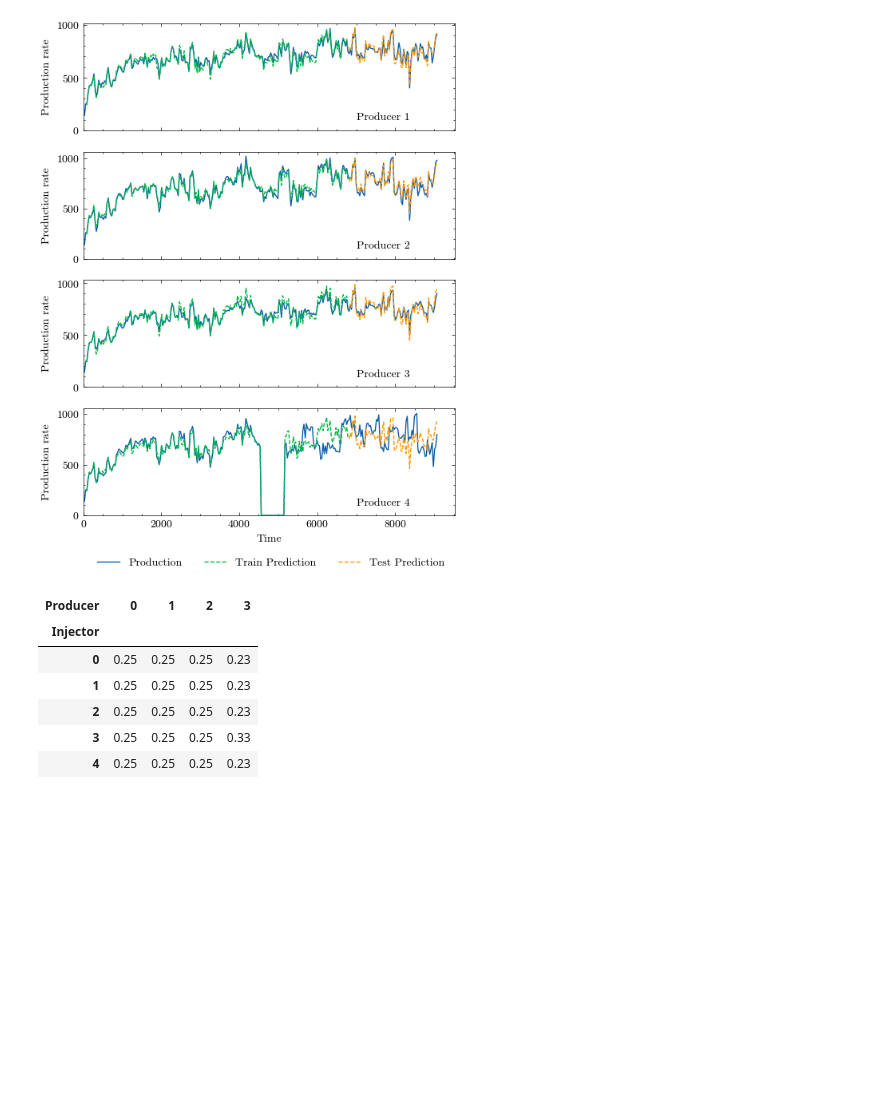
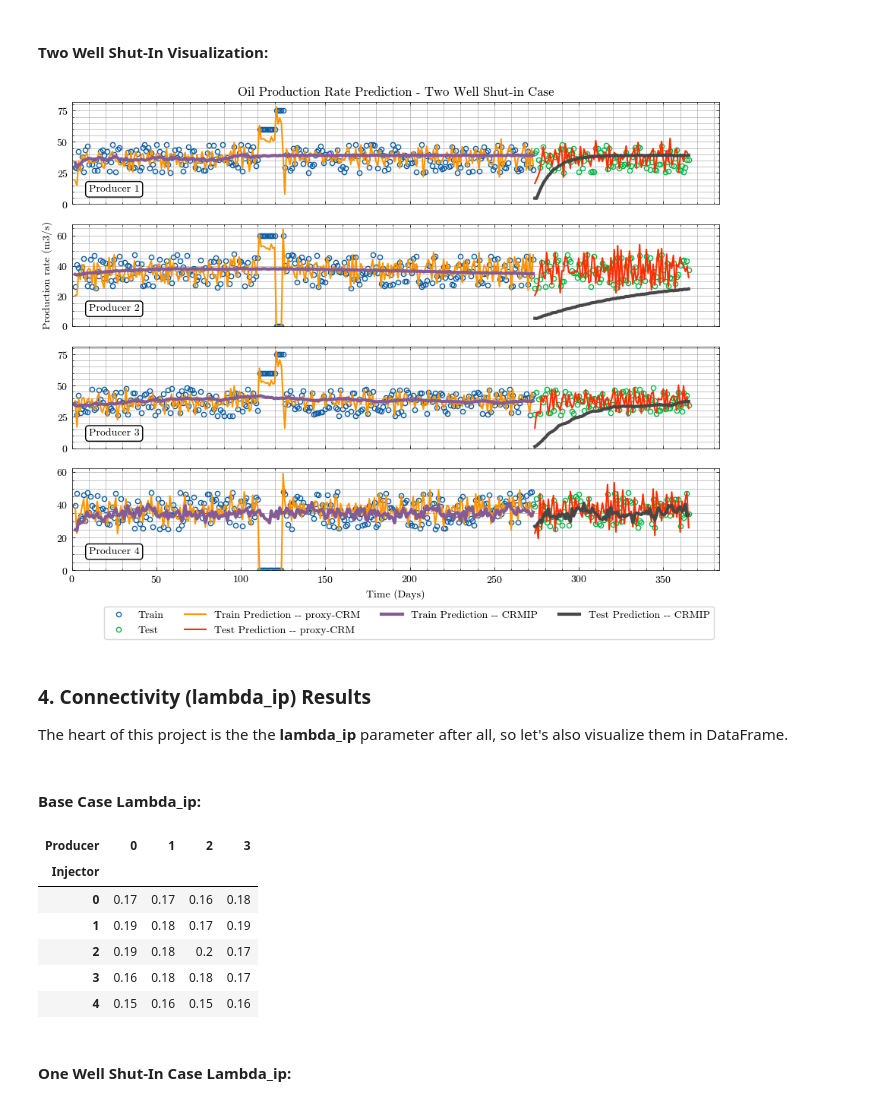
Before and after one commit to leleony/proxy-crm, a Jupyter notebook: main/exampleCase.ipynb, the cells around one changed output. Saved outputs shown, nothing was run; the diff lists cells and outputs as text; code cells hidden in the pictures; blank space fills up the shorter version.

```diff
--- a/main/exampleCase.ipynb
+++ b/main/exampleCase.ipynb
@@ -76,0 +198,3 @@ q_hat_sh_train = shut_in_test.predict()
+# %%
+crm_sh1 = CrmCompensated(tau_selection='per-pair', constraints='up-to one')
+crm_sh1.fit(oil_prod_shut_in1_train, press_shut_in1_train, inj_shut_in1_train, time_train[:,0],num_cores=4)
@@ -76,0 +203,3 @@ q_hat_sh_train = shut_in_test.predict()
+# %%
+q_hat_sh1_crmip = crm_sh1.predict()
+q_hat_sh1_test_crmip = crm_sh1.predict(injection = inj_shut_in1_test, time = time_test[:,0], production = oil_prod_shut_in1_test)
@@ -76,0 +208,3 @@ q_hat_sh_train = shut_in_test.predict()
+# %%
+crm_sh2 = CrmCompensated(tau_selection='per-pair', constraints='up-to one')
+crm_sh2.fit(oil_prod_shut_in2_train, press_shut_in2_train, inj_shut_in2_train, time_train[:,0],num_cores=4)
@@ -76,0 +213,3 @@ q_hat_sh_train = shut_in_test.predict()
+# %%
+q_hat_sh2_crmip = crm_sh2.predict()
+q_hat_sh2_test_crmip = crm_sh2.predict(injection = inj_shut_in2_test, time = time_test[:,0], production = oil_prod_shut_in2_test)
@@ -93,27 +272,38 @@ legend = axes[i].legend(bbox_to_anchor =(1, -0.3), ncol=4)
+# %% [markdown]
+<h4><b>Two Well Shut-In Visualization:</b></h4>
 # %%
-fig, axes = plt.subplots(len(prod.columns), figsize=(6, 8), sharex=True)
+fig, axes = plt.subplots(len(prod.columns), figsize=(11, 8), sharex=True)
 
 for i, p in enumerate(prod):
-    axes[i].plot(time, prod_shut_in[p], label="Production")
-    #axes[i].plot(time, np.array(q_hat)[:, i], ls="--", label="Original Prediction")
+    axes[i].plot(time_train, oil_prod_shut_in2_train[:,p], label=f"Train", marker="o", markerfacecolor='None', markersize=4.5, ls='None')
+    axes[i].plot(time_test, oil_prod_shut_in2_test[:,p], label=f"Test", marker="o", markerfacecolor='None', markersize=4.5, ls='None')
 
-    #axes[i].plot(time_train, prod_shut_in_train[:,p], label=f"Train")
-    #axes[i].plot(time_test, prod_shut_in_test[:,p], label=f"Test")
-    axes[i].plot(time_train, q_hat_sh_train[:,p], ls="--", label=f"Train Prediction")
-    axes[i].plot(time_test, q_hat_sh_test[:,p], ls="--", label=f"Test Prediction")
+    axes[i].plot(time_train, q_hat_sh2_train[:,p], label=f"Train Prediction -- proxy-CRM", lw=1.5)
+    axes[i].plot(time_test, q_hat_sh2_test[:,p], label=f"Test Prediction -- proxy-CRM", lw=1.5)
 
-    axes[i].set(xlim=(0, None), ylim=(0, None), ylabel="Production rate")
-    axes[i].annotate(f"Producer {p+1}", xy=(7000, 100))
-axes[i].set(xlabel="Time")
+    axes[i].plot(time_train, q_hat_sh2_crmip[:,p], label=f"Train Prediction -- CRMIP", lw=3)
+    axes[i].plot(time_test, q_hat_sh2_test_crmip[:,p], label=f"Test Prediction -- CRMIP", lw=3)
 
-legend = axes[i].legend(bbox_to_anchor =(1, -0.3), ncol=4)
+    axes[i].set(xlim=(0, None), ylim=(0, None))
+    axes[i].annotate(f"Producer {p+1}", xy=(10, 10), bbox=dict(boxstyle='round',pad=0.3, edgecolor='black', facecolor='white'))
+    axes[i].grid(visible=True, which='both')
+axes[i].set(xlabel="Time (Days)")
+axes[1].set(ylabel="Production rate (m3/s)")
+axes[0].set(title='Oil Production Rate Prediction - Two Well Shut-in Case')
+
+legend = axes[i].legend(bbox_to_anchor =(1, -0.3), ncol=4, frameon=True)
 
 fig = plt.show()
 # %% [output]
-[figure, old version]
+[figure, new version]
+# %% [markdown]
+<h3><b>4. Connectivity (lambda_ip) Results</b></h3>
+<p>The heart of this project is the the <b>lambda_ip</b> parameter after all, so let's also visualize them in DataFrame.</p>
+# %% [markdown]
+<h4><b>Base Case Lambda_ip:</b></h4>
 # %%
 connectivity = pd.DataFrame(
-    proxy_crm.lambda_ip,
+    base_pcrm.lambda_ip.reshape(4,5),
     index=prod.columns.rename("Producer"),
     columns=inj.columns.rename("Injector"),
 )
@@ -121,10 +311,12 @@ connectivity.T.style.highlight_max(color='blue').format("{:.2}")
 # %% [output]
 | Producer | 0 | 1 | 2 | 3 |
 | Injector |  |  |  |  |
-| 0 | 0.25 | 0.25 | 0.25 | 0.23 |
-| 1 | 0.25 | 0.25 | 0.25 | 0.23 |
-| 2 | 0.25 | 0.25 | 0.25 | 0.23 |
-| 3 | 0.25 | 0.25 | 0.25 | 0.33 |
-| 4 | 0.25 | 0.25 | 0.25 | 0.23 |
+| 0 | 0.17 | 0.17 | 0.16 | 0.18 |
+| 1 | 0.19 | 0.18 | 0.17 | 0.19 |
+| 2 | 0.19 | 0.18 | 0.2 | 0.17 |
+| 3 | 0.16 | 0.18 | 0.18 | 0.17 |
+| 4 | 0.15 | 0.16 | 0.15 | 0.16 |
+# %% [markdown]
+<h4><b>One Well Shut-In Case Lambda_ip:</b></h4>
 # %%
 shut_in_connectivity = pd.DataFrame(
```
Also changed, not shown: parts of 62 cells of this notebook, 41 other files.
